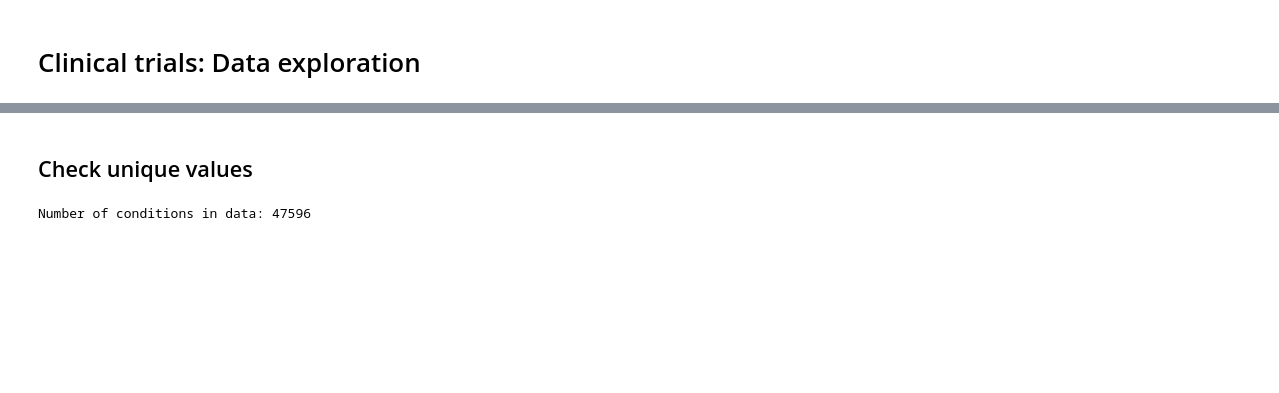
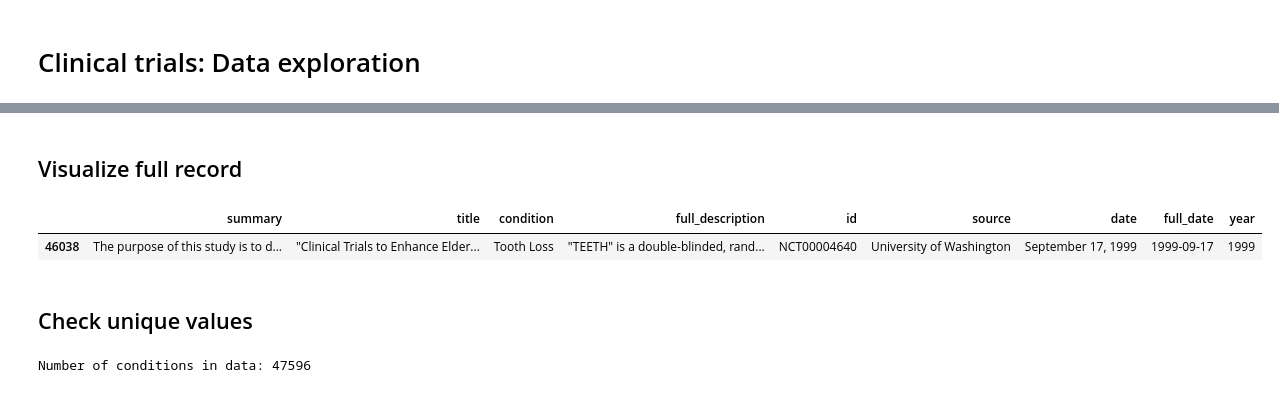
Before and after one commit to cmdelaserna/clinical-trials, a Jupyter notebook: mvp/notebooks/Data exploration.ipynb, the cells around one changed output, grey strips where cells are left out. Cells and saved outputs as stored; diff of their text form; code cells hidden in the pictures; blank space fills up the shorter version.

```diff
--- a/mvp/notebooks/Data exploration.ipynb
+++ b/mvp/notebooks/Data exploration.ipynb
@@ -59,0 +83,3 @@ df.head()
+# %%
+# Rename columns
+df.columns = ['summary', 'title', 'condition', 'full_description', 'id', 'source', 'date']
@@ -59,0 +103,6 @@ df.head()
+# %%
+# Create new column: dates as year
+df['year'] = df['full_date'].dt.year
+# %%
+# Sort records by date
+df = df.sort_values(by ='full_date')
@@ -60,3 +118,11 @@ df.head()
+# %% [markdown]
+## Visualize full record
+# %%
+pd.options.display.max_colwidth = 5000
+df[0:1]
+# %% [output]
+|  | summary | title | condition | full_description | id | source | date | full_date | year |
+| 46038 | The purpose of this study is to d... | "Clinical Trials to Enhance Elder... | Tooth Loss | "TEETH" is a double-blinded, rand... | NCT00004640 | University of Washington | September 17, 1999 | 1999-09-17 | 1999 |
 # %% [markdown]
 ## Check unique values
 # %%
```
Also changed, not shown: parts of 23 cells of this notebook.
